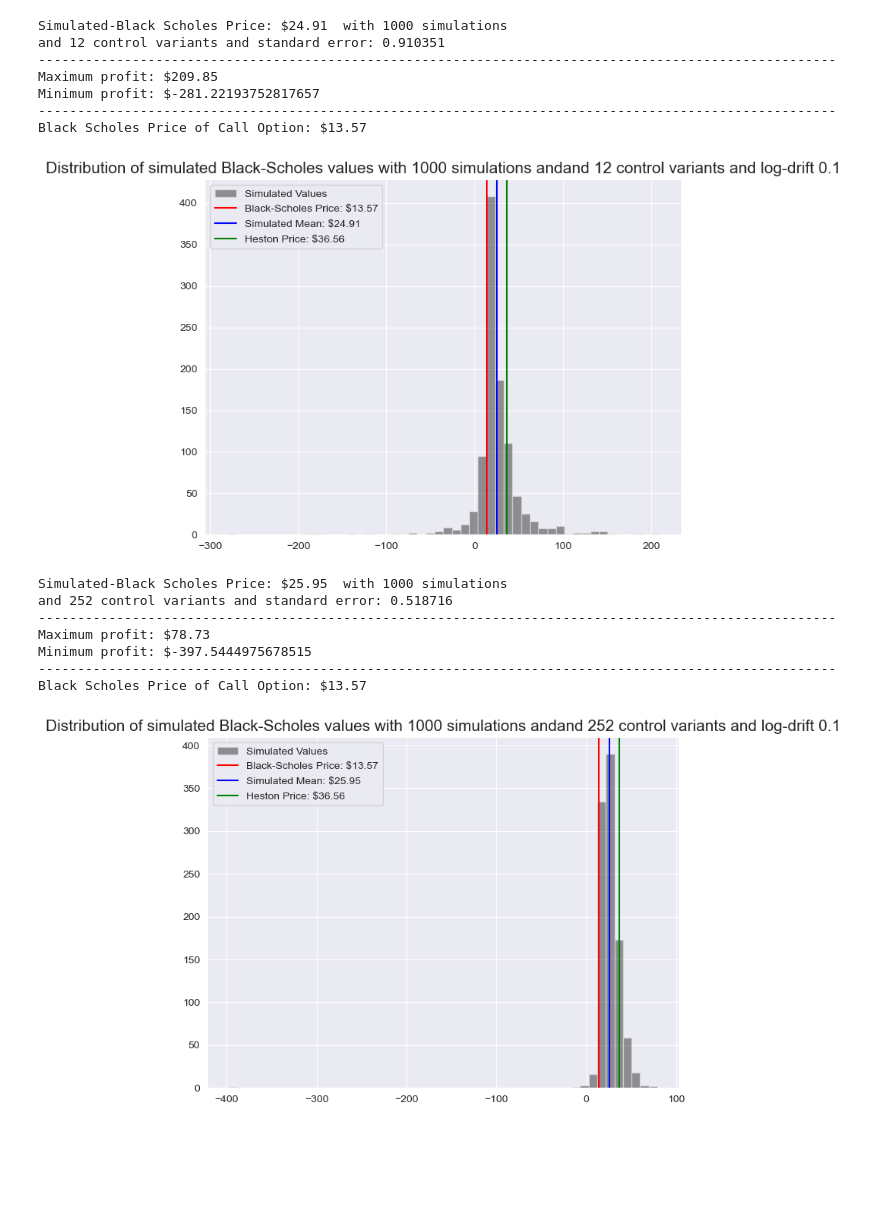
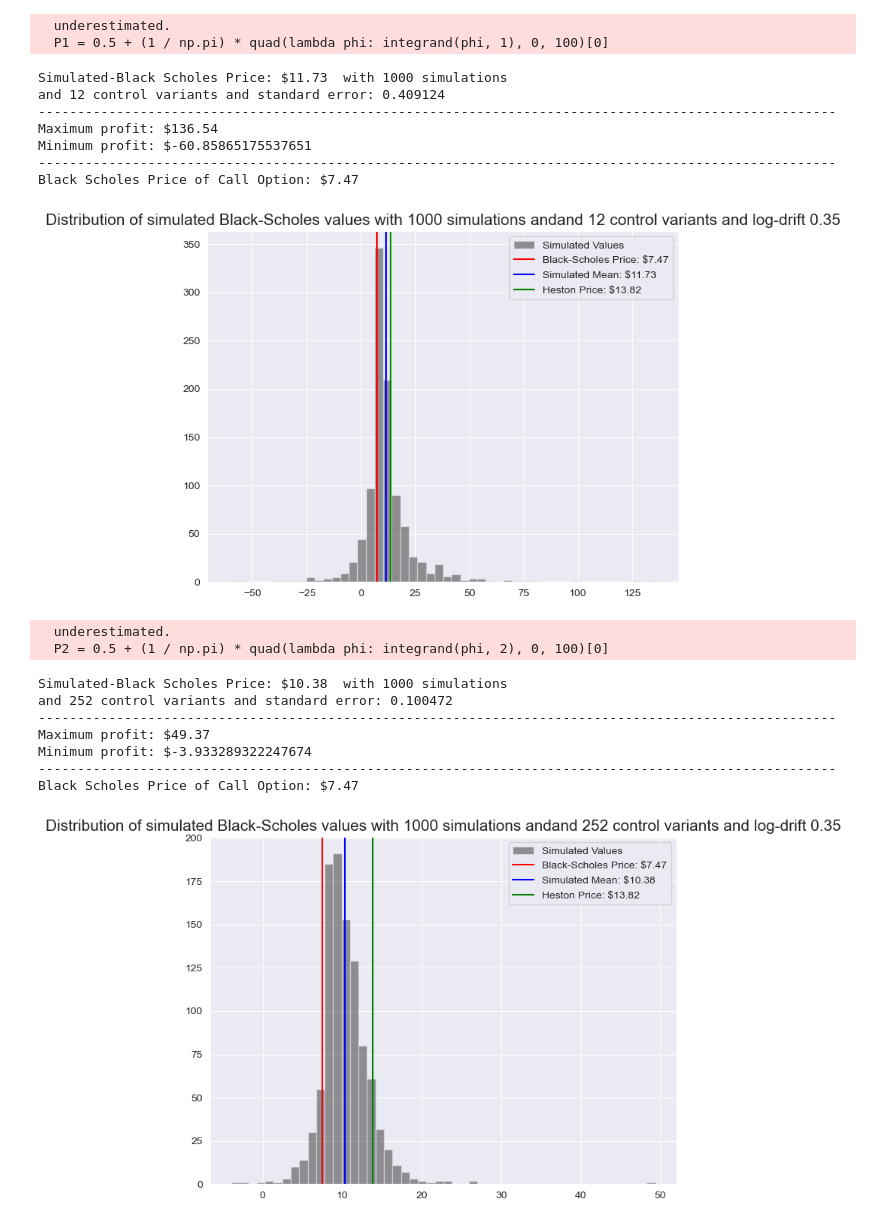
Before and after one commit to baner175/quant_finance_project, a Jupyter notebook: mini_project_4.ipynb, the cells around one changed output. Cells and saved outputs as stored; diff of their text form; code cells hidden in the pictures; blank space fills up the shorter version.

```diff
--- a/mini_project_4.ipynb
+++ b/mini_project_4.ipynb
@@ -232,16 +268,29 @@ hs_call = heston_call(S0 = 100, K = 110, v0 = v0_opt, r = 0.039, t = 1,
 # %%
+# #Simulate call payouts discounted to time 0
+# S0 = 100
+# t = 1
+# r = 0.039
+# mu = .1
+# rho = -0.8
+# n_sims = 1000
+# n_steps = 12 # number of contorl variates
+# n_hedges = n_steps
+# phi = 1
+# v0 = 0.4**2
+# K = 110
+
 #Simulate call payouts discounted to time 0
-S0 = 100
+S0 = 35
 t = 1
 r = 0.039
-mu = .1
+mu = .35
 rho = -0.8
 n_sims = 1000
 n_steps = 12 # number of contorl variates
 n_hedges = n_steps
 phi = 1
-v0 = 0.4**2
-K = 110
+v0 = 0.5**2
+K = 35
 simulated_paths = stock_path_custom_sigma(S0, t, r, mu, phi, rho, v0, n_sims, n_steps)
 
 
@@ -270,6 +319,8 @@ total_stock_profit = np.sum(stock_profits, axis = 0)
 profits_hedged = call_payouts - total_stock_profit
 std_err = np.std(profits_hedged)/np.sqrt(n_sims)
 bs_price = bs_call(S0,K,sigma,t,r)
+hs_call = heston_call(S0 = S0, K = K, v0 = v0_opt, r = r, t = t,
+                      kappa = kappa_opt, theta = theta_opt, xi = xi_opt, rho = rho_opt)
 
 #Comparison of simulated value with Black-Scholes
 print(f'Simulated-Black Scholes Price: ${np.mean(profits_hedged):.2f}  with {n_sims} simulations \nand \
@@ -290,27 +341,29 @@ plt.title(f'Distribution of simulated Black-Scholes values with {n_sims} simulat
 and {n_hedges} control variants and log-drift {mu}',size = 15)
 plt.show()
 # %% [output]
-Simulated-Black Scholes Price: $24.91  with 1000 simulations
-and 12 control variants and standard error: 0.910351
-------------------------------------------------------------------------------------------------------
-Maximum profit: $209.85
-Minimum profit: $-281.22193752817657
-------------------------------------------------------------------------------------------------------
-Black Scholes Price of Call Option: $13.57
+  underestimated.
+  P1 = 0.5 + (1 / np.pi) * quad(lambda phi: integrand(phi, 1), 0, 100)[0]
+Simulated-Black Scholes Price: $11.73  with 1000 simulations
+and 12 control variants and standard error: 0.409124
+------------------------------------------------------------------------------------------------------
+Maximum profit: $136.54
+Minimum profit: $-60.85865175537651
+------------------------------------------------------------------------------------------------------
+Black Scholes Price of Call Option: $7.47
-[figure, old version]
+[figure, new version]
 # %%
 #Simulate call payouts discounted to time 0
-S0 = 100
+S0 = 35
 t = 1
 r = 0.039
-mu = .1
+mu = .35
 rho = -0.8
 n_sims = 1000
 n_steps = 252 # number of contorl variates
 n_hedges = n_steps
 phi = 1
-v0 = 0.4**2
-K = 110
+v0 = 0.5**2
+K = 35
 simulated_paths = stock_path_custom_sigma(S0, t, r, mu, phi, rho, v0, n_sims, n_steps)
 
 def objective(params, r):
@@ -349,21 +402,22 @@ result = minimize(
 )
 calibrated_params = result.x
 kappa_opt, theta_opt, xi_opt, rho_opt, v0_opt = calibrated_params # array([1.0e+01, 1.0e+00, 1.0e-04, 9.9e-01, 1.0e+00])
-hs_call = heston_call(S0 = 100, K = 110, v0 = v0_opt, r = 0.039, t = 1,
-                      kappa = kappa_opt, theta = theta_opt, xi = xi_opt, rho = rho_opt)
+# %% [output]
+  underestimated.
+  P2 = 0.5 + (1 / np.pi) * quad(lambda phi: integrand(phi, 2), 0, 100)[0]
 # %%
 #Simulate call payouts discounted to time 0
-S0 = 100
+S0 = 35
 t = 1
 r = 0.039
-mu = .1
+mu = .35
 rho = -0.8
 n_sims = 1000
 n_steps = 252 # number of contorl variates
 n_hedges = n_steps
 phi = 1
-v0 = 0.4**2
-K = 110
+v0 = 0.5**2
+K = 35
 simulated_paths = stock_path_custom_sigma(S0, t, r, mu, phi, rho, v0, n_sims, n_steps)
 
 sigma = np.sqrt(v0)
@@ -385,36 +439,38 @@ for i in range(1,n_hedges):
     deltas = bs_call_delta(stock_start, K, sigma, tte, r)
     stock_profit = (stock_end - stock_start*np.exp(r*dt))*deltas*np.exp(-i*dt*r)
     stock_profits.append(stock_profit)
 
 total_stock_profit = np.sum(stock_profits, axis = 0)
 profits_hedged = call_payouts - total_stock_profit
 std_err = np.std(profits_hedged)/np.sqrt(n_sims)
 bs_price = bs_call(S0,K,sigma,t,r)
+hs_call = heston_call(S0 = S0, K = K, v0 = v0_opt, r = r, t = t,
+                      kappa = kappa_opt, theta = theta_opt, xi = xi_opt, rho = rho_opt)
 
 #Comparison of simulated value with Black-Scholes
 print(f'Simulated-Black Scholes Price: ${np.mean(profits_hedged):.2f}  with {n_sims} simulations \nand \
 {n_hedges} control variants and standard error: {std_err:.6f}')
 print('------'*17)
 print(f'Maximum profit: ${np.max(profits_hedged):.2f} \nMinimum profit: ${np.min(profits_hedged)}')
 print('------'*17)
 print(f'Black Scholes Price of Call Option: ${bs_price:.2f}')
 
 # Distribution of profits with delta hedging
 plt.figure(figsize = (8,6))
 plt.hist(profits_hedged, bins = 50, alpha = .4, color = 'black', label = 'Simulated Values')
 plt.axvline(bs_price, label = f'Black-Scholes Price: ${bs_price:.2f}', color = 'red')
 plt.axvline(np.mean(profits_hedged), label = f'Simulated Mean: ${np.mean(profits_hedged):.2f}', color = 'blue')
 plt.axvline(hs_call, label = f'Heston Price: ${hs_call:.2f}', color = 'green')
 plt.legend()
 plt.title(f'Distribution of simulated Black-Scholes values with {n_sims} simulations and\
 and {n_hedges} control variants and log-drift {mu}',size = 15)
 plt.show()
 # %% [output]
-Simulated-Black Scholes Price: $25.95  with 1000 simulations
-and 252 control variants and standard error: 0.518716
+Simulated-Black Scholes Price: $10.38  with 1000 simulations
+and 252 control variants and standard error: 0.100472
 ------------------------------------------------------------------------------------------------------
-Maximum profit: $78.73
-Minimum profit: $-397.5444975678515
+Maximum profit: $49.37
+Minimum profit: $-3.933289322247674
 ------------------------------------------------------------------------------------------------------
-Black Scholes Price of Call Option: $13.57
+Black Scholes Price of Call Option: $7.47
-[figure, old version]
+[figure, new version]
```
Also changed, not shown: parts of 8 cells of this notebook.
